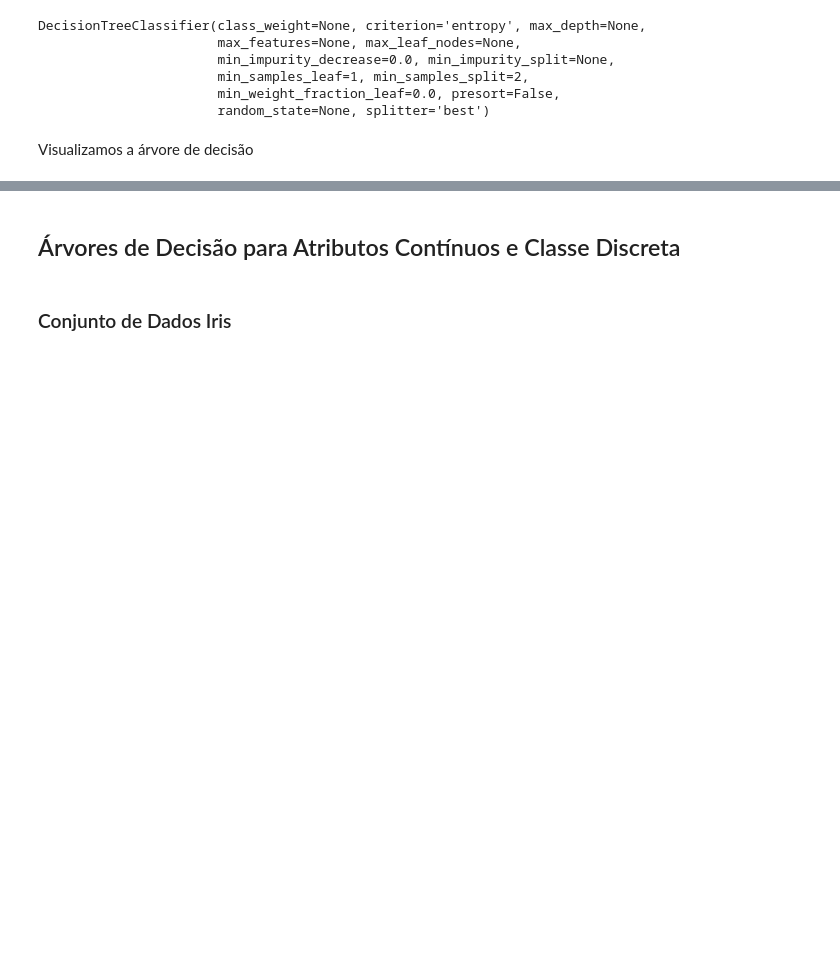
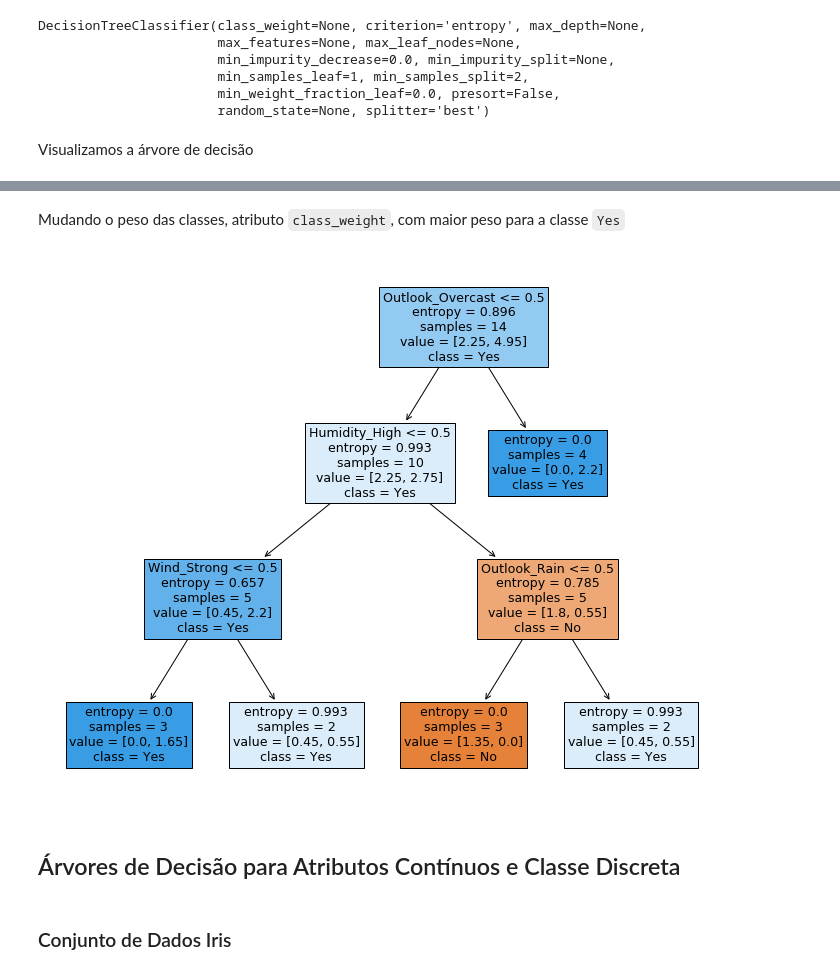
Before and after one commit to anfer86/teaching-datamining-lessons, a Jupyter notebook: aula07/arvores_de_decisao.ipynb, the cells around one changed output, grey strips where cells are left out. Cells and saved outputs as stored; diff of their text form; code cells hidden in the pictures; blank space fills up the shorter version.

```diff
--- a/aula07/arvores_de_decisao.ipynb
+++ b/aula07/arvores_de_decisao.ipynb
@@ -393,3 +405,14 @@ plt.show()
+# %% [markdown]
+Mudando o peso das classes, atributo `class_weight`, com maior peso para a classe `Yes`
+# %%
+model3 = DecisionTreeClassifier(criterion = 'entropy', min_samples_leaf = 2, class_weight={'No' : 0.45, 'Yes' : 0.55} )
+model3.fit(X,y)
+
+plt.figure(figsize=(12,10))
+plot_tree(model3, filled=True, class_names=y.unique(), feature_names = X.columns)
+plt.show()
+# %% [output]
+[figure, added]
 # %% [markdown]
 ## Árvores de Decisão para Atributos Contínuos e Classe Discreta
 # %% [markdown]
```
Also changed, not shown: parts of 12 cells of this notebook, 4 other files.
